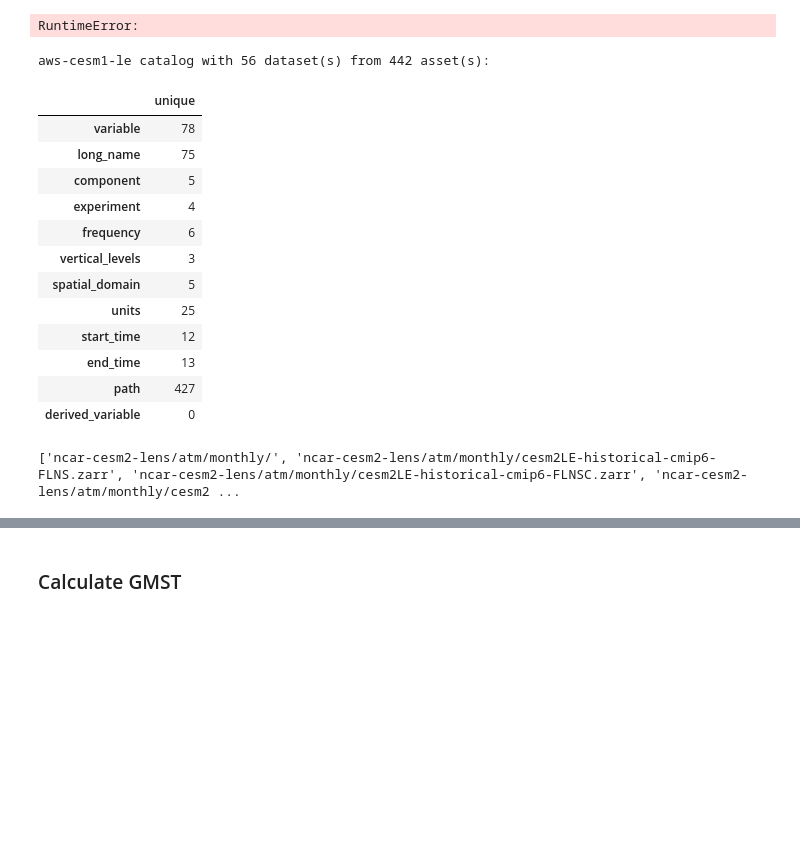
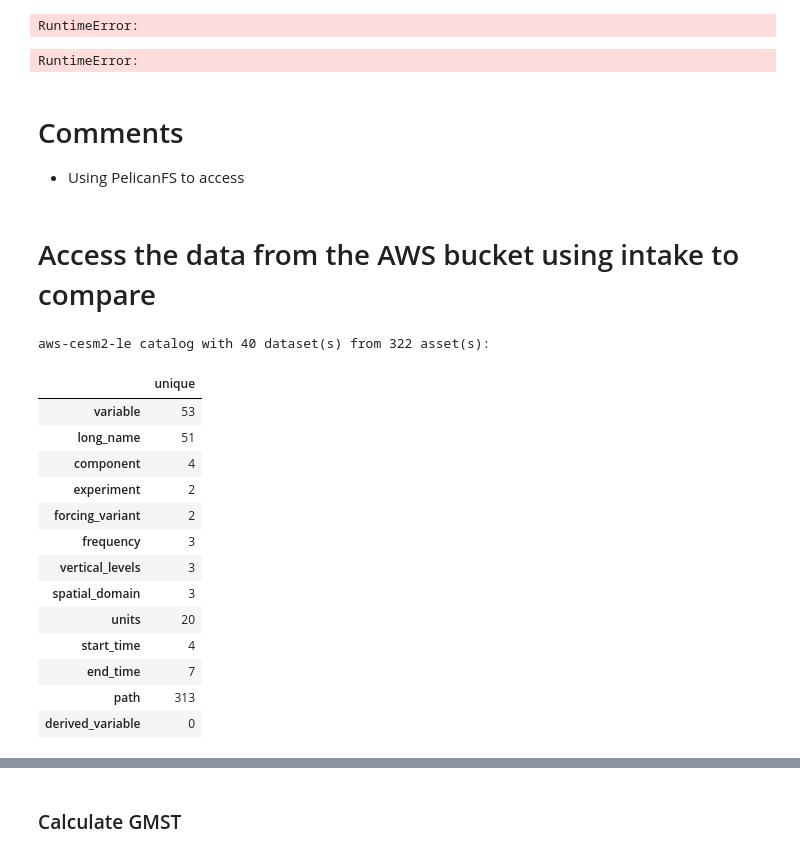
Before and after one commit to turetske/osdf_examples, a Jupyter notebook: jupyter_notebooks/cesm_osdf.ipynb, the cells around one changed output, grey strips where cells are left out. Cells and saved outputs as stored; diff of their text form; code cells hidden in the pictures; blank space fills up the shorter version.

Commit message:
Updated CSEM2 AWS access example

```diff
--- a/jupyter_notebooks/cesm_osdf.ipynb
+++ b/jupyter_notebooks/cesm_osdf.ipynb
@@ -37,3 +33,15 @@ rda_scratch = '/gpfs/csfs1/collections/rda/scratch/harshah'
+# %%
+#Try passing the url to xr.open_dataset
+pel_zarr = PelicanMap('s3://ncar-cesm2-lens/atm/daily/cesm2LE-historical-cmip6-TREFHT.zarr', pelfs)
+print(pel_zarr)
+#
+test = xr.open_zarr(pel_zarr)
+test
+# %% [output]
+RuntimeError:
+# %% [markdown]
+# Comments
+- Using PelicanFS to access
 # %%
 # Create a PBS cluster object
 cluster = PBSCluster(
@@ -48,32 +56,27 @@ cluster = PBSCluster(
     #interface = 'ib0'
     interface = 'ext'
 )
+# %% [markdown]
+# Access the data from the AWS bucket using intake to compare
 # %%
 # Open collection description file using intake
-catalog_url = 'https://ncar-cesm-lens.s3-us-west-2.amazonaws.com/catalogs/aws-cesm1-le.json'
-col         = intake.open_esm_datastore(catalog_url)
-col
+catalog = intake.open_esm_datastore(
+    'https://raw.githubusercontent.com/NCAR/cesm2-le-aws/main/intake-catalogs/aws-cesm2-le.json'
+)
+catalog
 # %% [output]
-aws-cesm1-le catalog with 56 dataset(s) from 442 asset(s):
+aws-cesm2-le catalog with 40 dataset(s) from 322 asset(s):
 |  | unique |
-| variable | 78 |
-| long_name | 75 |
-| component | 5 |
-| experiment | 4 |
-| frequency | 6 |
+| variable | 53 |
+| long_name | 51 |
+| component | 4 |
+| experiment | 2 |
+| forcing_variant | 2 |
+| frequency | 3 |
 | vertical_levels | 3 |
-| spatial_domain | 5 |
-| units | 25 |
-| start_time | 12 |
-| end_time | 13 |
-| path | 427 |
+| spatial_domain | 3 |
+| units | 20 |
+| start_time | 4 |
+| end_time | 7 |
+| path | 313 |
 | derived_variable | 0 |
-# %%
-# Use s3fs
-s3     = s3fs.S3FileSystem(anon=True)
-
-# List top-level directories and files in the 'ncar-cesm2-lens' bucket
-bucket_contents = s3.ls('ncar-cesm2-lens/atm/monthly')
-print(bucket_contents)
-# %% [output]
-['ncar-cesm2-lens/atm/monthly/', 'ncar-cesm2-lens/atm/monthly/cesm2LE-historical-cmip6-FLNS.zarr', 'ncar-cesm2-lens/atm/monthly/cesm2LE-historical-cmip6-FLNSC.zarr', 'ncar-cesm2-lens/atm/monthly/cesm2 ...
```
Also changed, not shown: parts of 23 cells of this notebook.
